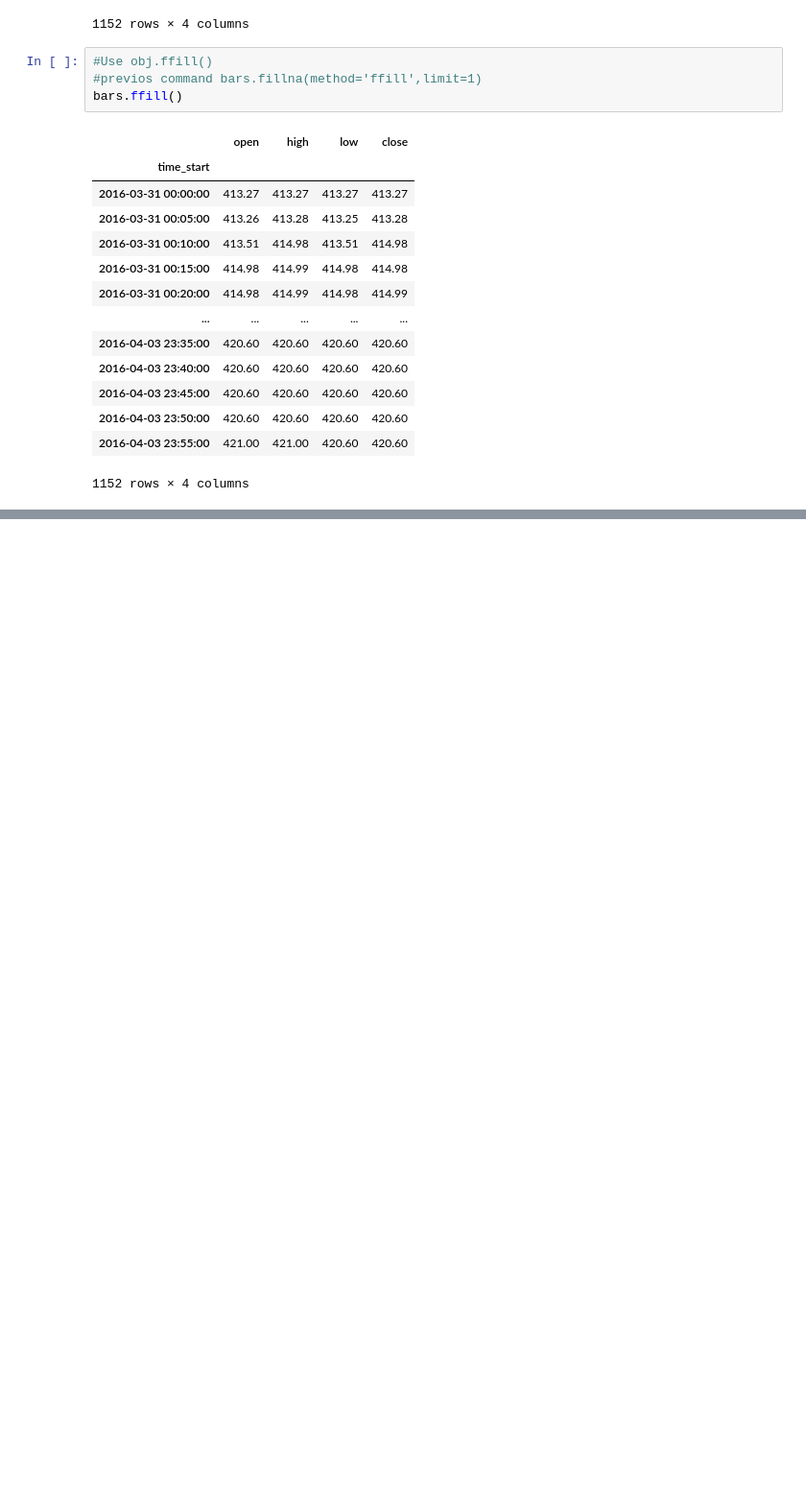
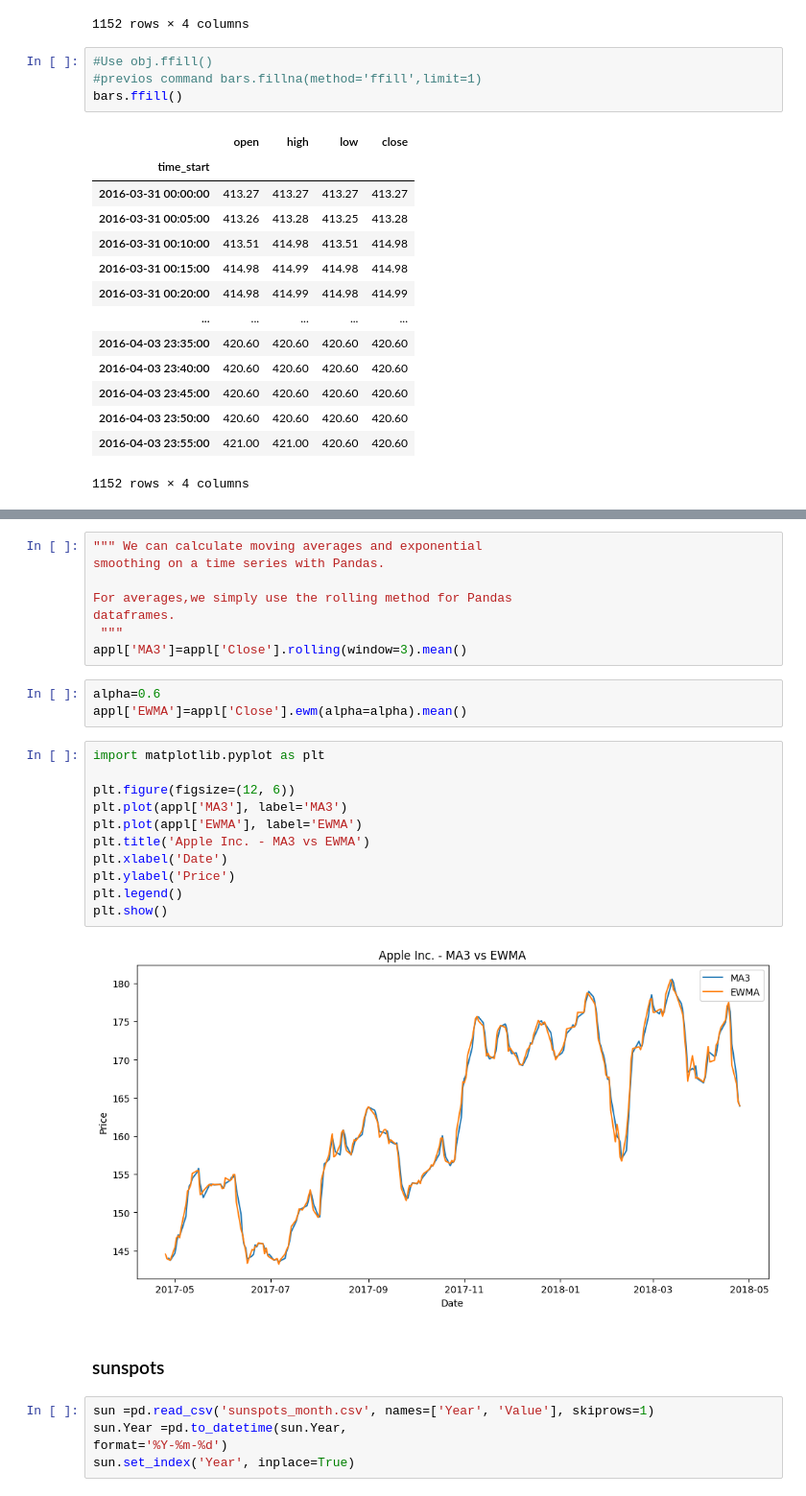
Before and after one commit to David-Mares-Silva/DataScience, a Jupyter notebook: Time Series Analysis.ipynb, the cells around one changed output, grey strips where cells are left out. Shown at 96% size. Cells and saved outputs as stored; diff of their text form; blank space fills up the shorter version.

```diff
--- a/Time Series Analysis.ipynb
+++ b/Time Series Analysis.ipynb
@@ -431,0 +474,31 @@ bars.ffill()
+# %%
+""" We can calculate moving averages and exponential
+smoothing on a time series with Pandas.
+
+For averages,we simply use the rolling method for Pandas
+dataframes.
+ """
+appl['MA3']=appl['Close'].rolling(window=3).mean()
+# %%
+alpha=0.6
+appl['EWMA']=appl['Close'].ewm(alpha=alpha).mean()
+# %%
+import matplotlib.pyplot as plt
+
+plt.figure(figsize=(12, 6))
+plt.plot(appl['MA3'], label='MA3')
+plt.plot(appl['EWMA'], label='EWMA')
+plt.title('Apple Inc. - MA3 vs EWMA')
+plt.xlabel('Date')
+plt.ylabel('Price')
+plt.legend()
+plt.show()
+# %% [output]
+[figure, added]
+# %% [markdown]
+### sunspots
+# %%
+sun =pd.read_csv('sunspots_month.csv', names=['Year', 'Value'], skiprows=1)
+sun.Year =pd.to_datetime(sun.Year,
+format='%Y-%m-%d')
+sun.set_index('Year', inplace=True)
```
Also changed, not shown: parts of 35 cells of this notebook, 1 other file.
